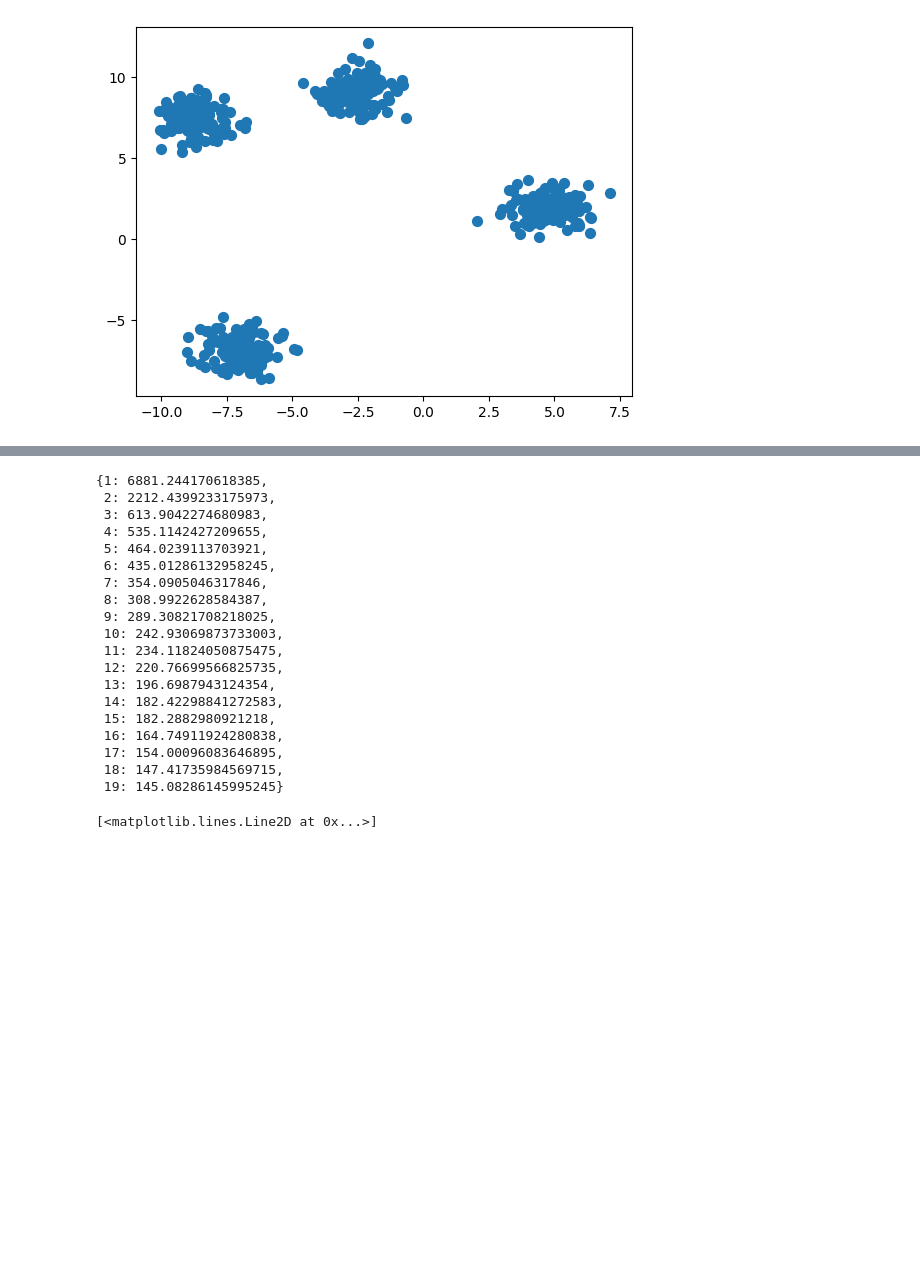
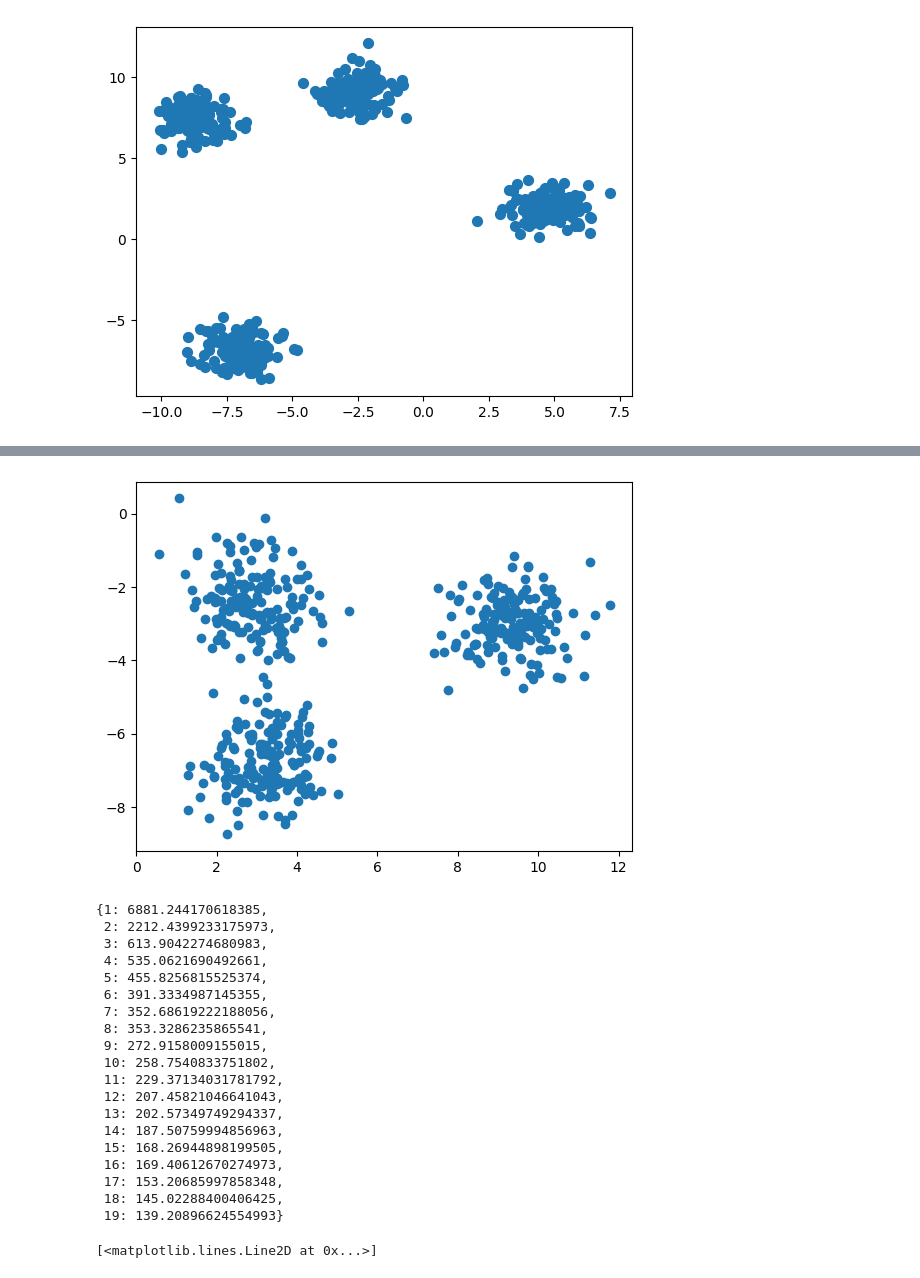
Before and after one commit to davidMarabottini/studio_data_science, a Jupyter notebook: 08-apprendimento-non-supervisionato-clustering/56-kmeans.ipynb, the cells around one changed output, grey strips where cells are left out. Saved outputs shown, nothing was run; the diff lists cells and outputs as text; code cells hidden in the pictures; blank space fills up the shorter version.

```diff
--- a/08-apprendimento-non-supervisionato-clustering/56-kmeans.ipynb
+++ b/08-apprendimento-non-supervisionato-clustering/56-kmeans.ipynb
@@ -31,8 +31,13 @@ def getBlobs(i):
   return make_blobs(n_samples=500, centers=nr, cluster_std=0.8, random_state=nr*i)
   # plt.scatter(X[:,0],X[:,1])
   # plt.show()
+# %%
+X, val = getBlobs(10)
+plt.scatter(X[:,0],X[:,1])
+plt.show()
+# %% [output]
+[figure, added]
 # %%
-X, val = getBlobs(10)
 
 ssd = {}
 for k in range(1,20):
@@ -45,22 +50,22 @@ ssd
 {1: 6881.244170618385,
  2: 2212.4399233175973,
  3: 613.9042274680983,
- 4: 535.1142427209655,
- 5: 464.0239113703921,
- 6: 435.01286132958245,
- 7: 354.0905046317846,
- 8: 308.9922628584387,
- 9: 289.30821708218025,
- 10: 242.93069873733003,
- 11: 234.11824050875475,
- 12: 220.76699566825735,
- 13: 196.6987943124354,
- 14: 182.42298841272583,
- 15: 182.2882980921218,
- 16: 164.74911924280838,
- 17: 154.00096083646895,
- 18: 147.41735984569715,
- 19: 145.08286145995245}
+ 4: 535.0621690492661,
+ 5: 455.8256815525374,
+ 6: 391.3334987145355,
+ 7: 352.68619222188056,
+ 8: 353.3286235865541,
+ 9: 272.9158009155015,
+ 10: 258.7540833751802,
+ 11: 229.37134031781792,
+ 12: 207.45821046641043,
+ 13: 202.57349749294337,
+ 14: 187.50759994856963,
+ 15: 168.26944898199505,
+ 16: 169.40612670274973,
+ 17: 153.20685997858348,
+ 18: 145.02288400406425,
+ 19: 139.20896624554993}
 # %%
 plt.plot(list(ssd.keys()), list(ssd.values()), marker="o")
 # %% [output]
```
Also changed, not shown: parts of 7 cells of this notebook.
